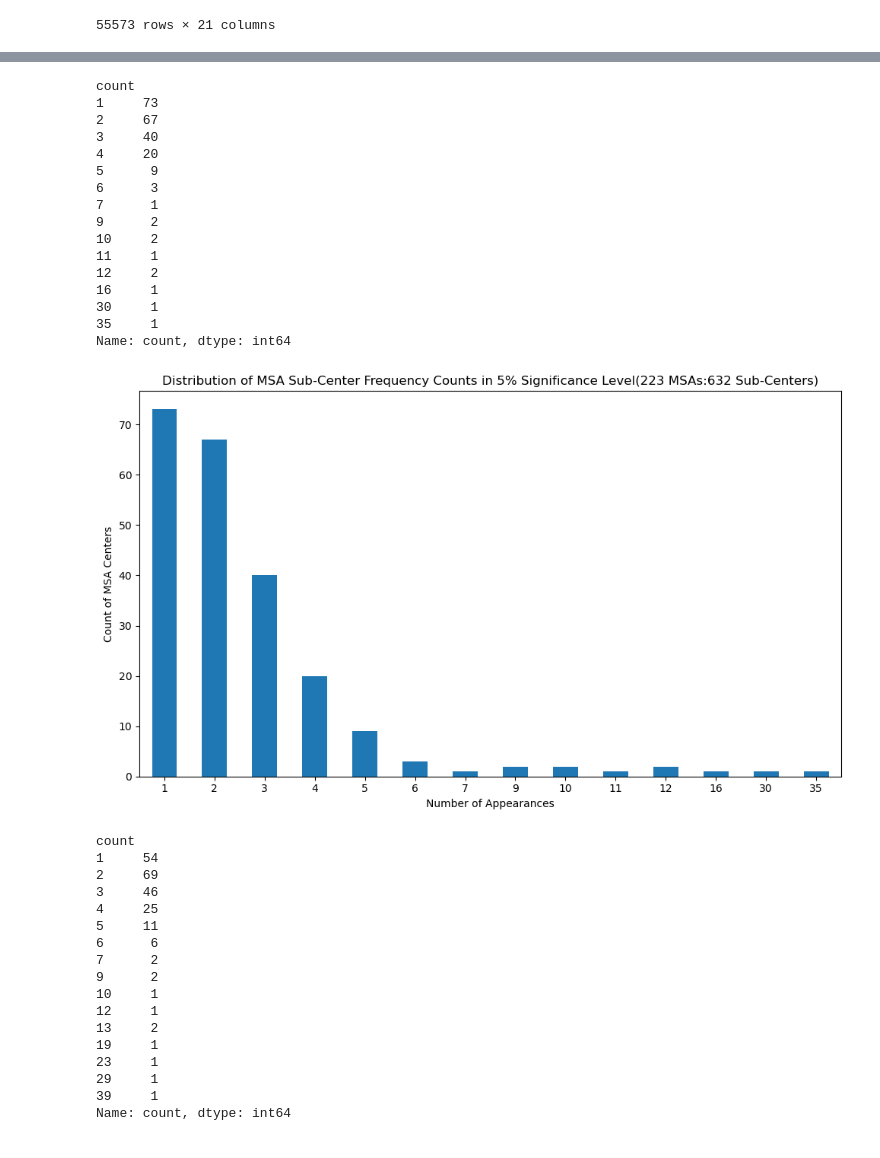
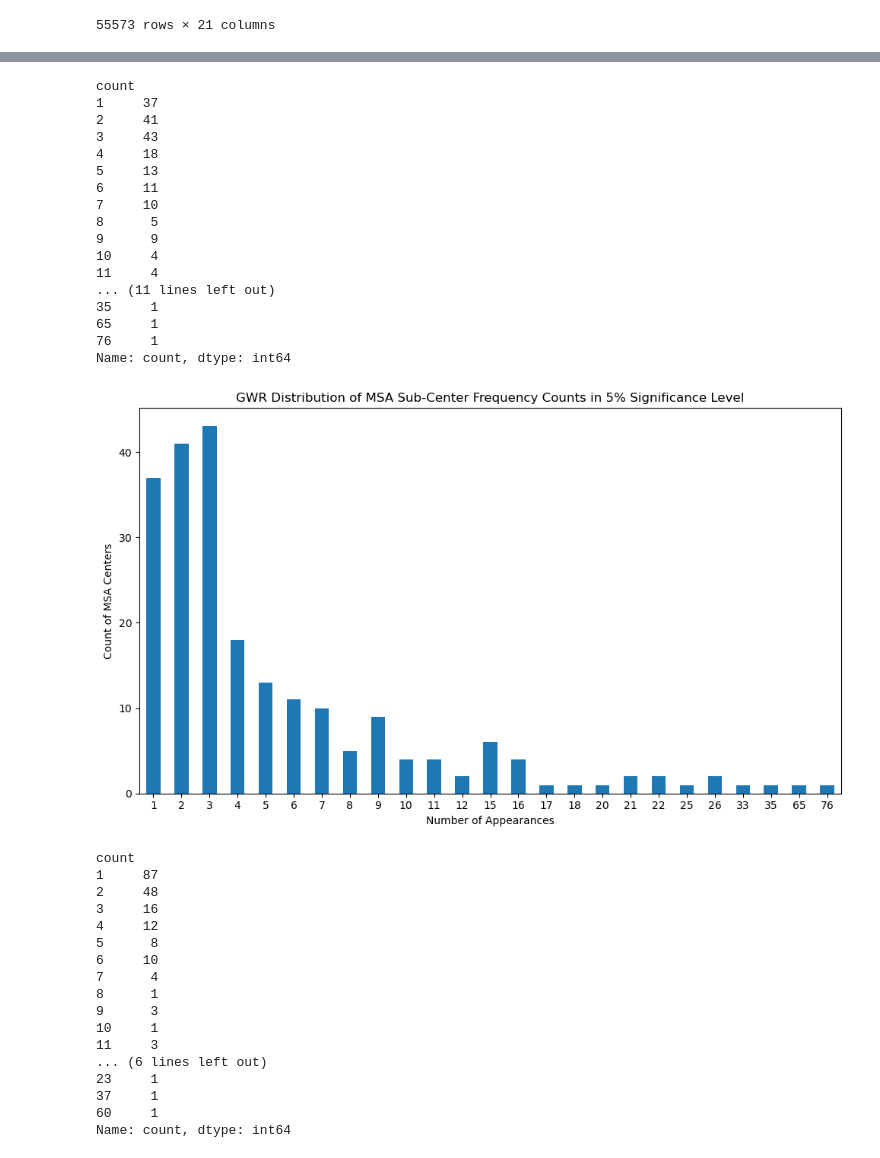
Before and after one commit to HOUPU1993/Polymetric-and-Monometric-analysis, a Jupyter notebook: Polymcentric and Monocentric analysis.ipynb, the cells around one changed output, grey strips where cells are left out. Saved outputs shown, nothing was run; the diff lists cells and outputs as text; code cells hidden in the pictures.

```diff
--- a/Polymcentric and Monocentric analysis.ipynb
+++ b/Polymcentric and Monocentric analysis.ipynb
@@ -1234,7 +1230,7 @@ for namelsad in namelsad_values:
 
     try:
         # Select bandwidth and run GWR model
-        gwr_selector = gwr_selector = Sel_BW(coords, y, X, kernel='bisquare', fixed=False)   ### kernel='gaussian','bisquare','exponential'
+        gwr_selector = gwr_selector = Sel_BW(coords, y, X, kernel='gaussian', fixed=False)   ### kernel='gaussian','bisquare','exponential'
         gwr_bw = gwr_bw = gwr_selector.search(criterion='AICc')   ### 'AICc','AIC','BIC','CV'
 
         gwr_results = GWR(coords, y, X, gwr_bw).fit()
@@ -1272,14 +1268,10 @@ tratract_center_na = tract_center[tract_center['resid'].notna()].reset_index(dro
 def calculate_group_sd_resid(group):
     # calculate the sd
     standard_deviation = np.std(group['resid'], ddof=1)
-
-    # calculate the se
-    n = len(group['resid'])
-    standard_error = standard_deviation / np.sqrt(n)
-    group['se_resid'] = standard_error
+    group['sd_resid'] = standard_deviation
 
     # calculate the standard residual
-    group['std_resid'] = group['resid'] / group['se_resid']
+    group['std_resid'] = group['resid'] / group['sd_resid']
 
     return group
 # %%
@@ -1303,11 +1295,16 @@ tratract_center_na
 55573 rows × 21 columns
 # %%
 # significant <=10 %
-tract_center_na_sig_10 = tratract_center_na[np.abs(tratract_center_na['std_resid']) > 1.65]
+tract_center_na_sig_10 = tratract_center_na[tratract_center_na['std_resid'] > 1.65]
 # significant <=5 %
-tract_center_na_sig_5 = tratract_center_na[np.abs(tratract_center_na['std_resid']) > 1.96]
+tract_center_na_sig_5 = tratract_center_na[tratract_center_na['std_resid'] > 1.96]
 # significant <=1 %
-tract_center_na_sig_1 = tratract_center_na[np.abs(tratract_center_na['std_resid']) > 2.576]
+tract_center_na_sig_1 = tratract_center_na[tratract_center_na['std_resid'] > 2.576]
+
+
+tract_center_na_sig_10.to_file('tract_center_na_sig_10.shp')
+tract_center_na_sig_5.to_file('tract_center_na_sig_5.shp')
+tract_center_na_sig_1.to_file('tract_center_na_sig_1.shp')
 # %%
 # dissolved geometry in each MSA
 dissolved_subcentric = tract_center_na_sig_10.dissolve(by='NAMELSAD').reset_index()
@@ -1377,34 +1374,35 @@ count_distribution = namels_counts.value_counts().sort_index()
 count_distribution
 # %% [output]
 count
-1     73
-2     67
-3     40
-4     20
-5      9
-6      3
-7      1
-9      2
-10     2
-11     1
-12     2
-16     1
-30     1
+1     37
+2     41
+3     43
+4     18
+5     13
+6     11
+7     10
+8      5
+9      9
+10     4
+11     4
+... (11 lines left out)
 35     1
+65     1
+76     1
 Name: count, dtype: int64
 # %%
 # create a bar plot
 plt.figure(figsize=(10, 6))
 count_distribution.plot(kind='bar')
-plt.title('Distribution of MSA Sub-Center Frequency Counts in 5% Significance Level(223 MSAs:632 Sub-Centers)')
+plt.title('GWR Distribution of MSA Sub-Center Frequency Counts in 5% Significance Level')
 plt.xlabel('Number of Appearances')
 plt.ylabel('Count of MSA Centers')
 plt.xticks(rotation=0)
 plt.tight_layout()
 
 plt.show()
 # %% [output]
-[figure, old version]
+[figure, new version]
 # %%
 # dissolved geometry in each MSA
 dissolved_subcentric = tract_center_na_sig_1.dissolve(by='NAMELSAD').reset_index()
@@ -1425,21 +1423,21 @@ count_distribution = namels_counts.value_counts().sort_index()
 count_distribution
 # %% [output]
 count
-1     54
-2     69
-3     46
-4     25
-5     11
-6      6
-7      2
-9      2
+1     87
+2     48
+3     16
+4     12
+5      8
+6     10
+7      4
+8      1
+9      3
 10     1
-12     1
-13     2
-19     1
+11     3
+... (6 lines left out)
 23     1
-29     1
-39     1
+37     1
+60     1
 Name: count, dtype: int64
 # %%
 # create a bar plot
```
Also changed, not shown: parts of 31 cells of this notebook, 15 other files.
